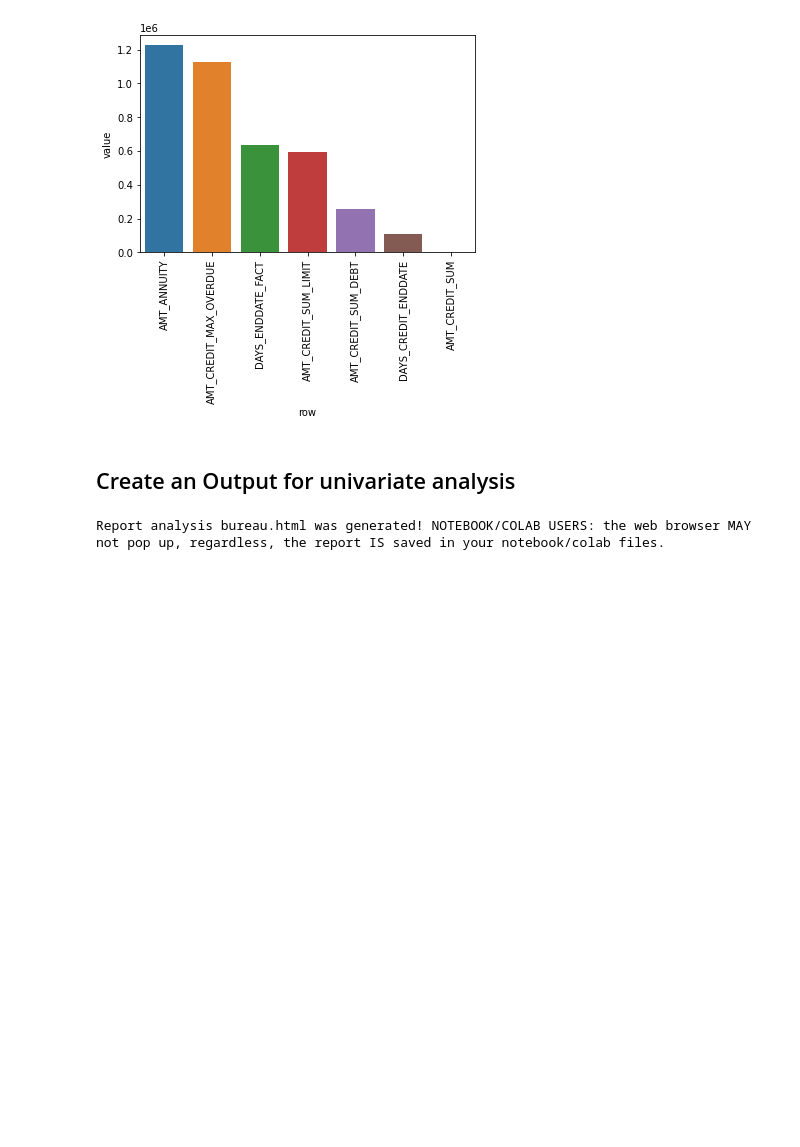
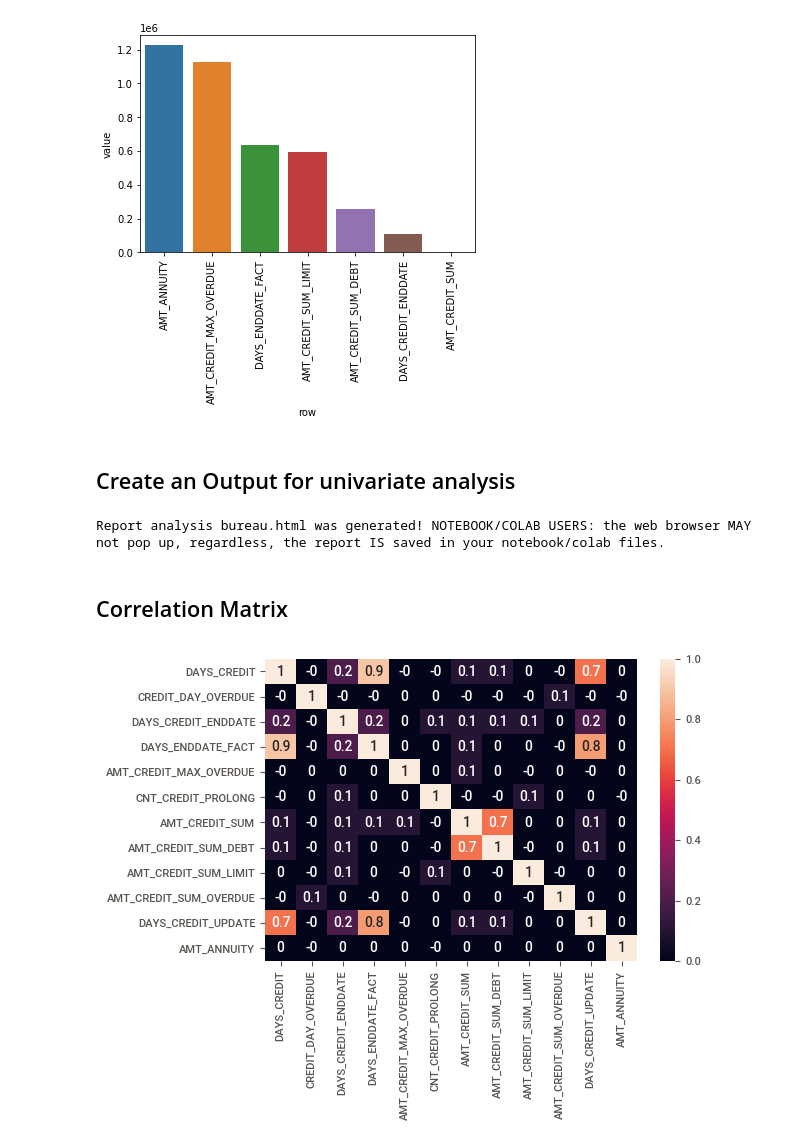
Before and after one commit to KatieA88/CreditScorecard, a Jupyter notebook: 3B Bureau.ipynb, the cells around one changed output. Drawn from its saved outputs; the diff is of its cells as text; code cells hidden in the pictures; blank space fills up the shorter version.

```diff
--- a/3B Bureau.ipynb
+++ b/3B Bureau.ipynb
@@ -152,3 +152,11 @@ sweet_report = sv.analyze(df)
 sweet_report.show_html('analysis ' + data_name + '.html')
 # %% [output]
 Report analysis bureau.html was generated! NOTEBOOK/COLAB USERS: the web browser MAY not pop up, regardless, the report IS saved in your notebook/colab files.
+# %% [markdown]
+## Correlation Matrix
+# %%
+corrMatrix = df.drop(['SK_ID_BUREAU', 'SK_ID_CURR'], axis=1).corr().round(1)
+sns.heatmap(corrMatrix, annot=True)
+plt.show()
+# %% [output]
+[figure, added]
```
Also changed, not shown: 13 other files.
